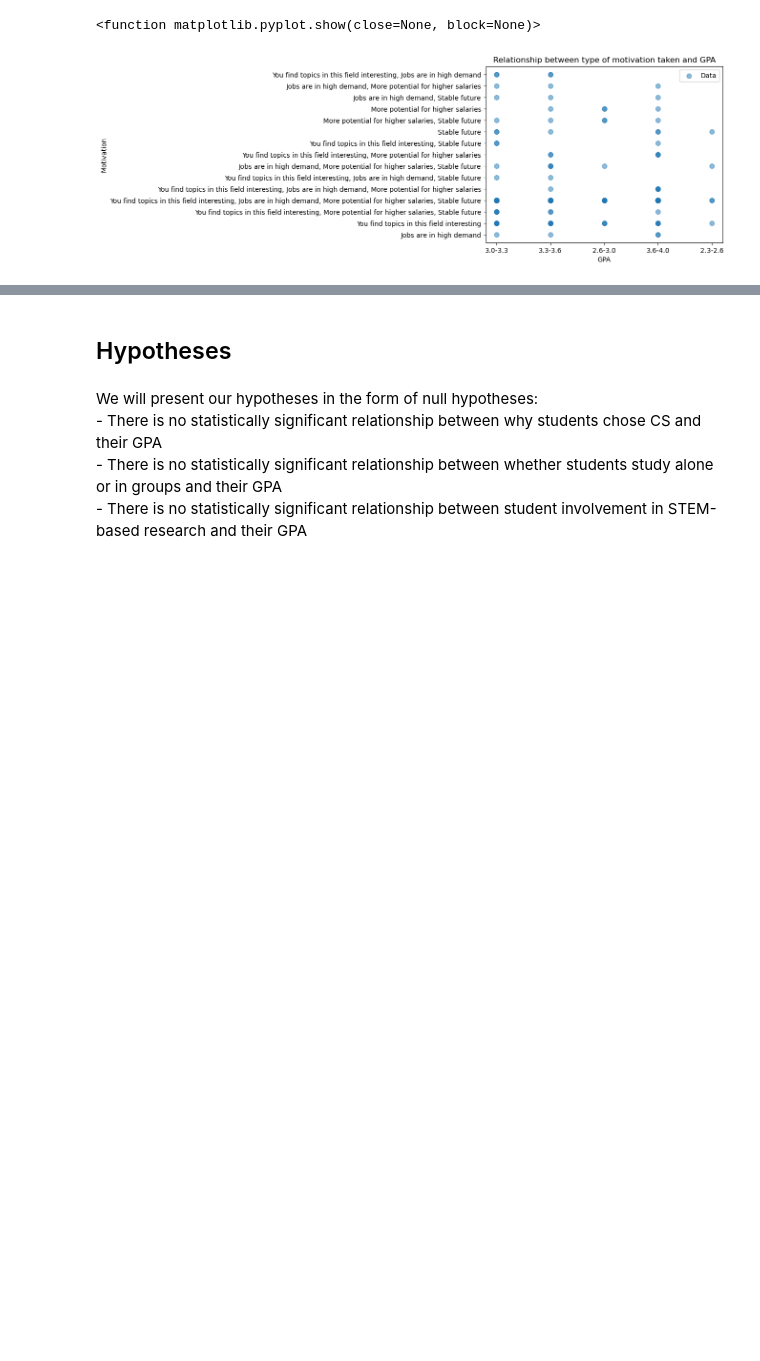
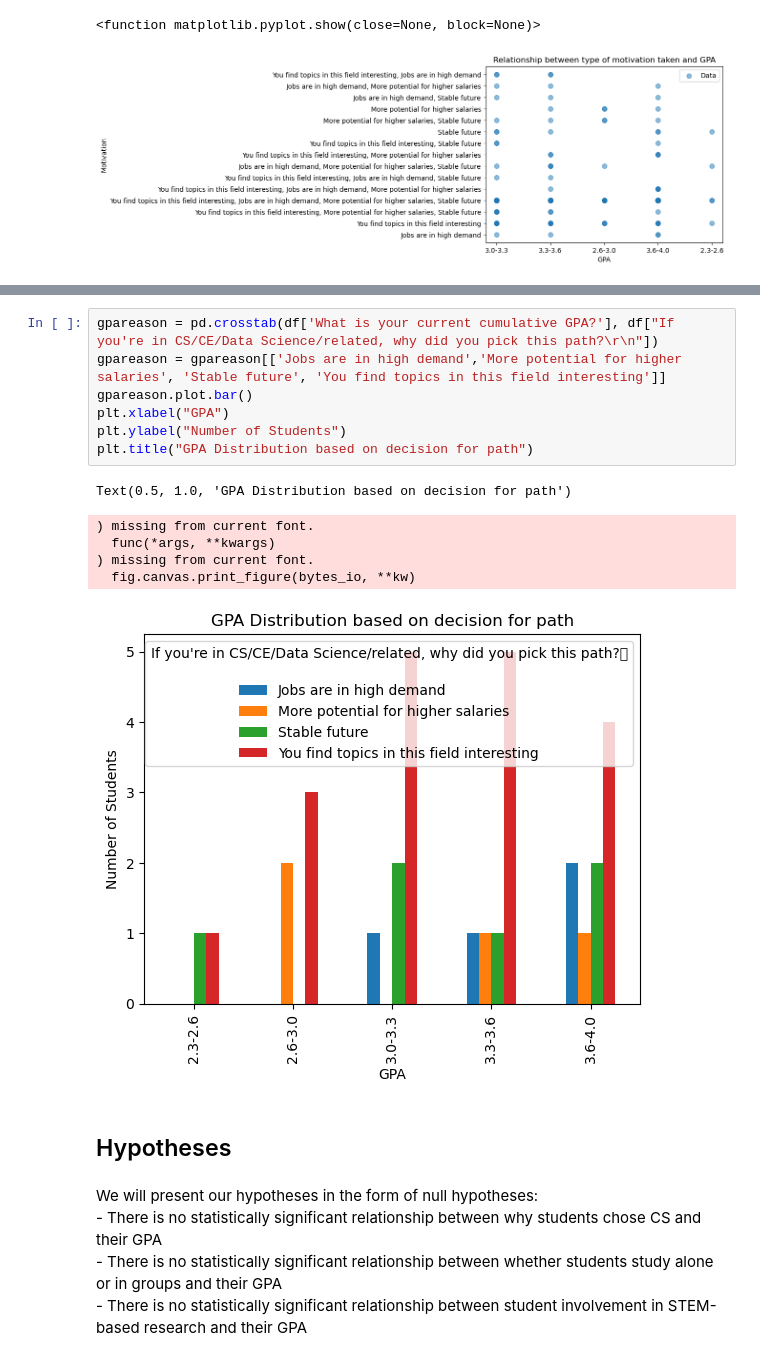
Before and after one commit to undahveeti/University-Characteristic-Data-Analysis, a Jupyter notebook: cs105_mini_project.ipynb, the cells around one changed output, grey strips where cells are left out. Cells and saved outputs as stored; diff of their text form; blank space fills up the shorter version.

Commit message:
added 8th visual

```diff
--- a/cs105_mini_project.ipynb
+++ b/cs105_mini_project.ipynb
@@ -148,3 +132,17 @@ AttributeError: 'set' object has no attribute 'get'
+# %%
+gpareason = pd.crosstab(df['What is your current cumulative GPA?'], df["If you're in CS/CE/Data Science/related, why did you pick this path?\r\n"])
+gpareason = gpareason[['Jobs are in high demand','More potential for higher salaries', 'Stable future', 'You find topics in this field interesting']]
+gpareason.plot.bar()
+plt.xlabel("GPA")
+plt.ylabel("Number of Students")
+plt.title("GPA Distribution based on decision for path")
+# %% [output]
+Text(0.5, 1.0, 'GPA Distribution based on decision for path')
+) missing from current font.
+  func(*args, **kwargs)
+) missing from current font.
+  fig.canvas.print_figure(bytes_io, **kw)
+[figure, added]
 # %% [markdown]
 ## Hypotheses
 # %% [markdown]
```
Also changed, not shown: parts of 4 cells of this notebook.
